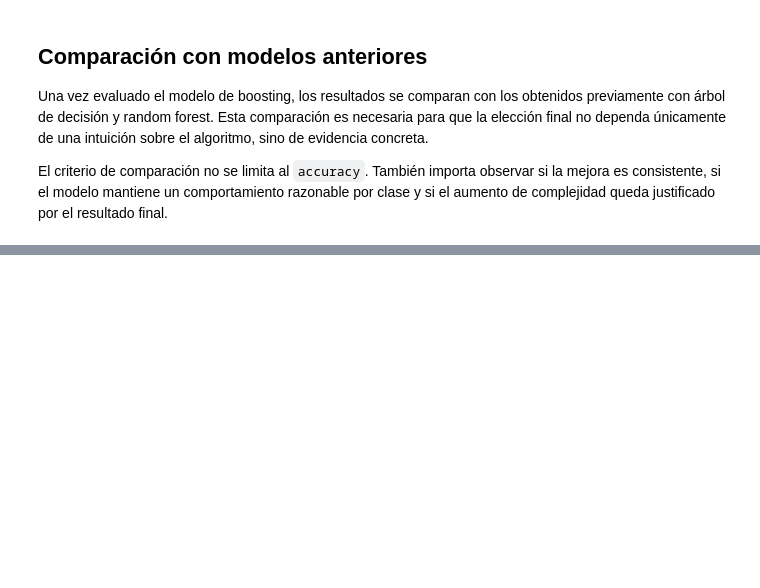
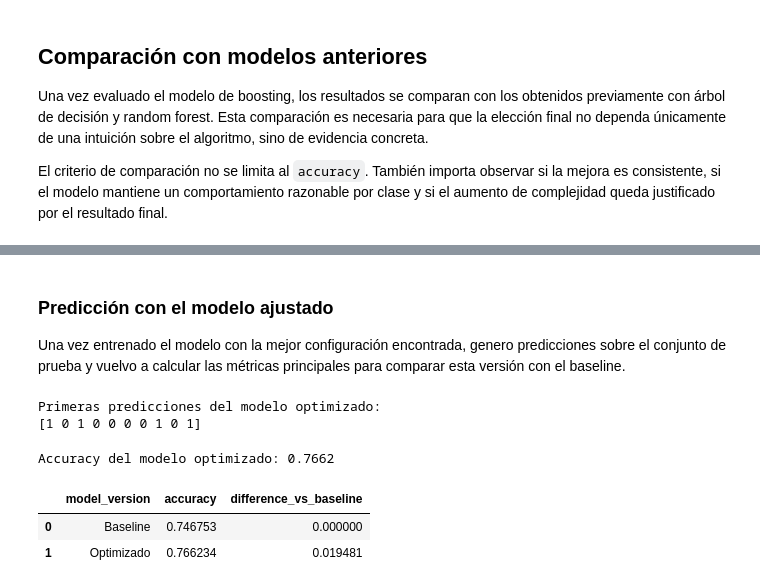
Before and after one commit to 4GeeksAcademy/gondelles-boosting-algorithm-project, a Jupyter notebook: src/boosting_diabetes.ipynb, the cells around one changed output, grey strips where cells are left out. Saved outputs shown, nothing was run; the diff lists cells and outputs as text; code cells hidden in the pictures; blank space fills up the shorter version.

```diff
--- a/src/boosting_diabetes.ipynb
+++ b/src/boosting_diabetes.ipynb
@@ -604,0 +644,29 @@ La mejora no es enorme, pero sí es suficiente como para justificar una segunda
+# %% [markdown]
+### Predicción con el modelo ajustado
+
+Una vez entrenado el modelo con la mejor configuración encontrada, genero predicciones sobre el conjunto de prueba y vuelvo a calcular las métricas principales para comparar esta versión con el baseline.
+# %%
+y_pred_best = best_boosting_model.predict(X_test_model)
+
+print("Primeras predicciones del modelo optimizado:")
+print(y_pred_best[:10])
+# %% [output]
+Primeras predicciones del modelo optimizado:
+[1 0 1 0 0 0 0 1 0 1]
+# %%
+best_accuracy = accuracy_score(y_test_model, y_pred_best)
+print(f"Accuracy del modelo optimizado: {best_accuracy:.4f}")
+# %% [output]
+Accuracy del modelo optimizado: 0.7662
+# %%
+comparison_boosting = pd.DataFrame({
+    "model_version": ["Baseline", "Optimizado"],
+    "accuracy": [baseline_accuracy, best_accuracy]
+})
+
+comparison_boosting["difference_vs_baseline"] = comparison_boosting["accuracy"] - baseline_accuracy
+display(comparison_boosting)
+# %% [output]
+|  | model_version | accuracy | difference_vs_baseline |
+| 0 | Baseline | 0.746753 | 0.000000 |
+| 1 | Optimizado | 0.766234 | 0.019481 |
```
Also changed, not shown: parts of 21 cells of this notebook.
